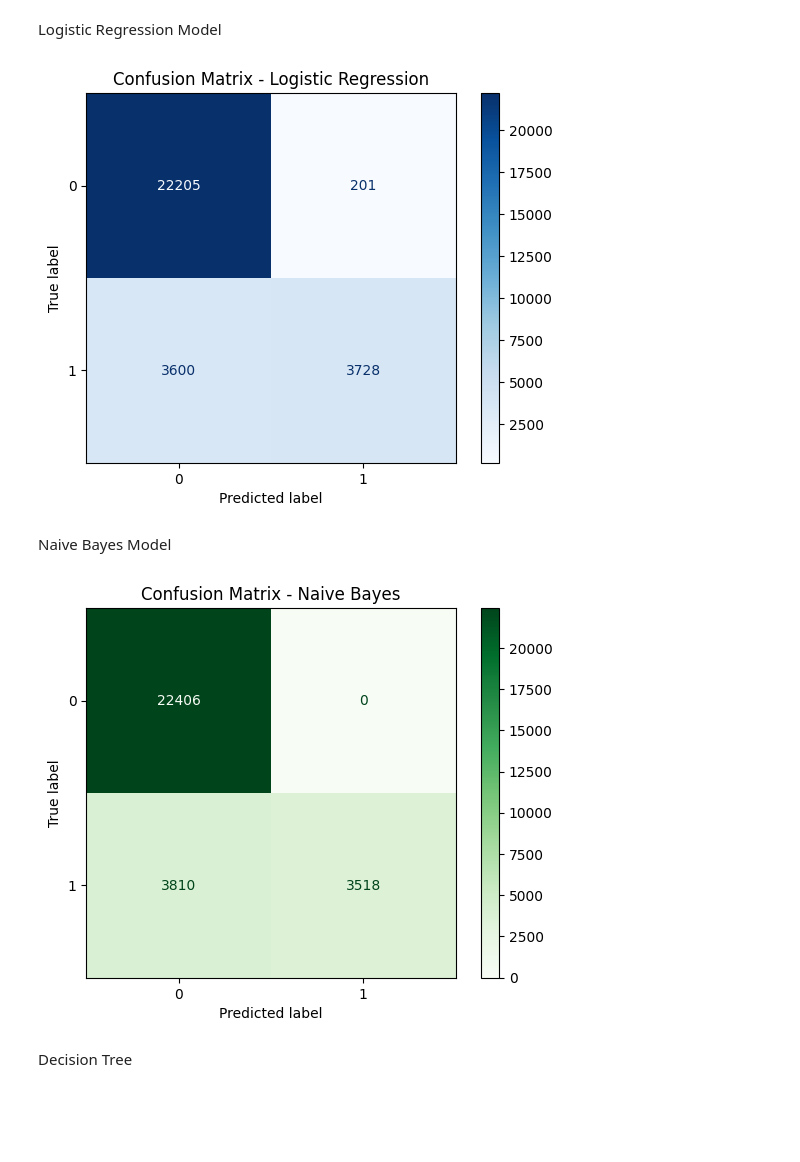
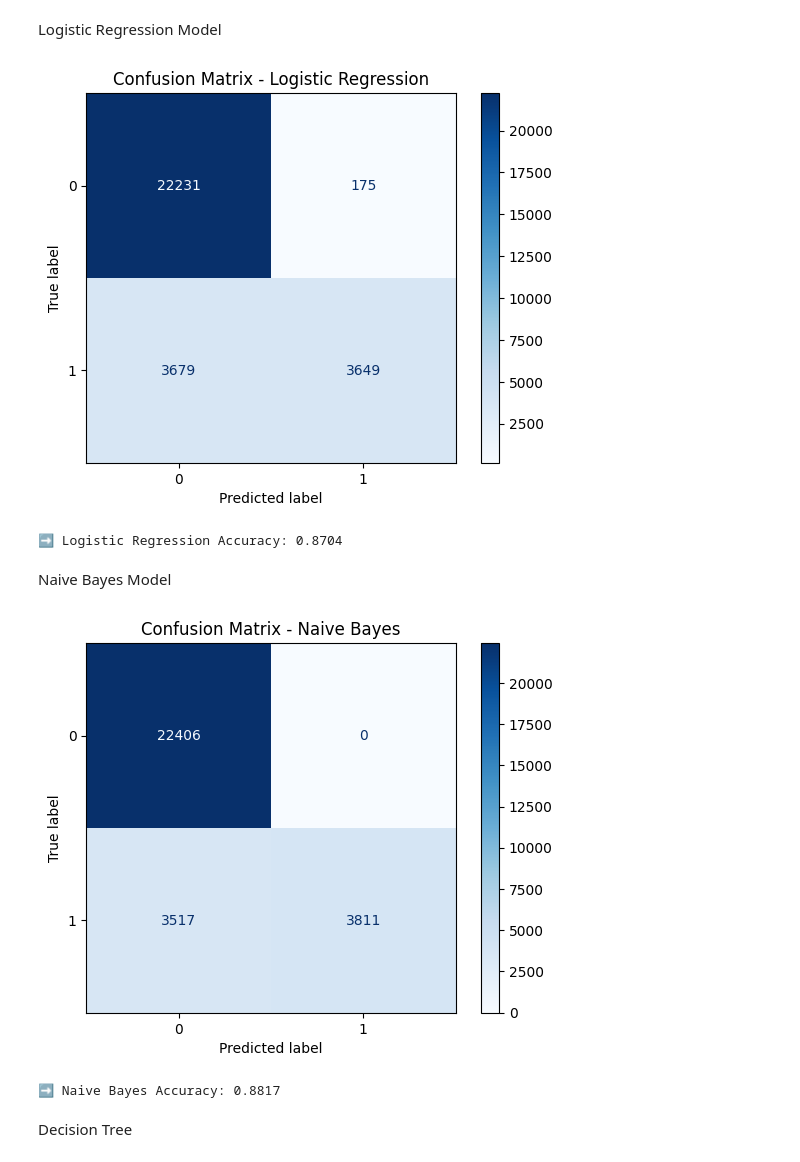
Before and after one commit to springboardmentor891v/CreditPathAI_Oct_Batch, a Jupyter notebook: main.ipynb, the cells around one changed output. Cells and saved outputs as stored; diff of their text form; code cells hidden in the pictures; blank space fills up the shorter version.

Commit message:
Feature Selection & using Mathematical equation

```diff
--- a/main.ipynb
+++ b/main.ipynb
@@ -333,39 +385,63 @@ from sklearn.linear_model import LogisticRegression
 
 model_name = "Logistic Regression"
 log_reg = LogisticRegression(max_iter=1000)
-log_reg.fit(X_train_final, y_train)
 
-y_pred = log_reg.predict(X_test_final)
-y_proba = log_reg.predict_proba(X_test_final)[:, 1]
+# -----------------------------------
+# 🔥 Train using FEATURE-SELECTED DATA
+# -----------------------------------
+log_reg.fit(Xtr_sel, y_train)
 
+# Predictions
+y_pred = log_reg.predict(Xte_sel)
+y_proba = log_reg.predict_proba(Xte_sel)[:, 1]
+
+# Metrics
 acc, sens, prec, spec, f1, auc = get_metrics(y_test, y_pred, y_proba)
+
+# Save results
 model_results.append([1, model_name, acc, sens, prec, spec, f1, auc])
 
-ConfusionMatrixDisplay.from_estimator(log_reg, X_test_final, y_test, cmap="Blues", values_format='d')
+trained_models["Logistic Regression"] = log_reg
+# -----------------------------------
+# 🔵 Confusion Matrix with accuracy text
+# -----------------------------------
+disp = ConfusionMatrixDisplay.from_estimator(
+    log_reg, Xte_sel, y_test, cmap="Blues", values_format='d'
+)
 plt.title(f"Confusion Matrix - {model_name}")
 plt.show()
+
+# Print accuracy below confusion matrix
+print(f"➡ Logistic Regression Accuracy: {acc:.4f}")
 # %% [output]
 [figure]
+➡ Logistic Regression Accuracy: 0.8704
 # %% [markdown]
 Naive Bayes Model
 # %%
 from sklearn.naive_bayes import GaussianNB
 
 model_name = "Naive Bayes"
 nb_model = GaussianNB()
-nb_model.fit(X_train_final, y_train)
+nb_model.fit(Xtr_sel, y_train)
+y_pred = nb_model.predict(Xte_sel)
+y_proba = nb_model.predict_proba(Xte_sel)[:, 1]
 
-y_pred = nb_model.predict(X_test_final)
-y_proba = nb_model.predict_proba(X_test_final)[:, 1]
 
 acc, sens, prec, spec, f1, auc = get_metrics(y_test, y_pred, y_proba)
 model_results.append([3, model_name, acc, sens, prec, spec, f1, auc])
+trained_models["Naive Bayes"] = nb_model
 
-ConfusionMatrixDisplay.from_estimator(nb_model, X_test_final, y_test, cmap="Greens", values_format='d')
+disp = ConfusionMatrixDisplay.from_estimator(
+    nb_model, Xte_sel, y_test, cmap="Blues", values_format='d'
+)
 plt.title(f"Confusion Matrix - {model_name}")
 plt.show()
+
+print(f"➡ Naive Bayes Accuracy: {acc:.4f}")
 # %% [output]
-[figure, old version]
+[figure, new version]
+➡ Naive Bayes Accuracy: 0.8817
 # %% [markdown]
 Decision Tree
 # %%
```
Also changed, not shown: parts of 18 cells of this notebook, 7 other files.
